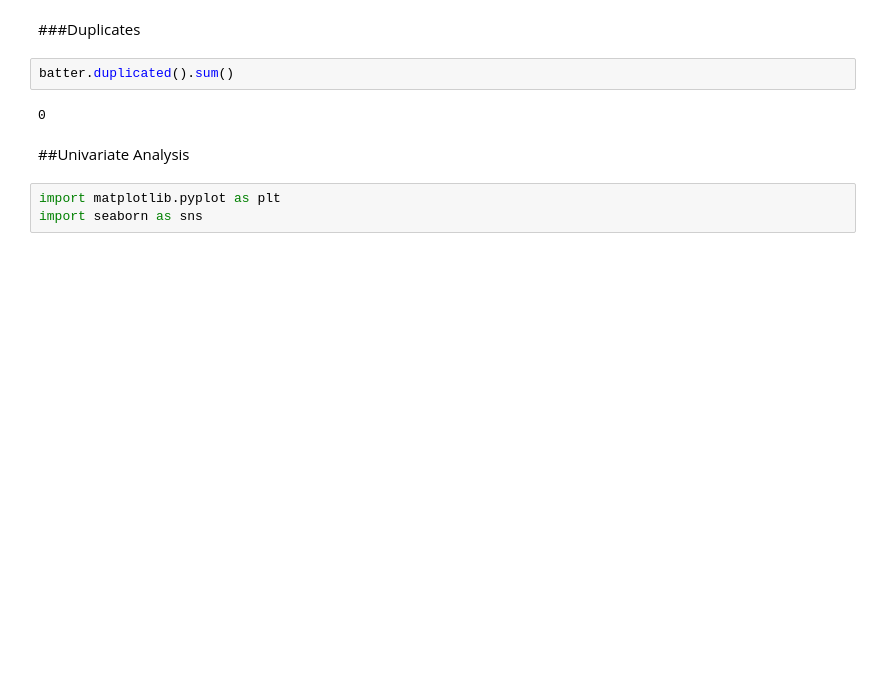
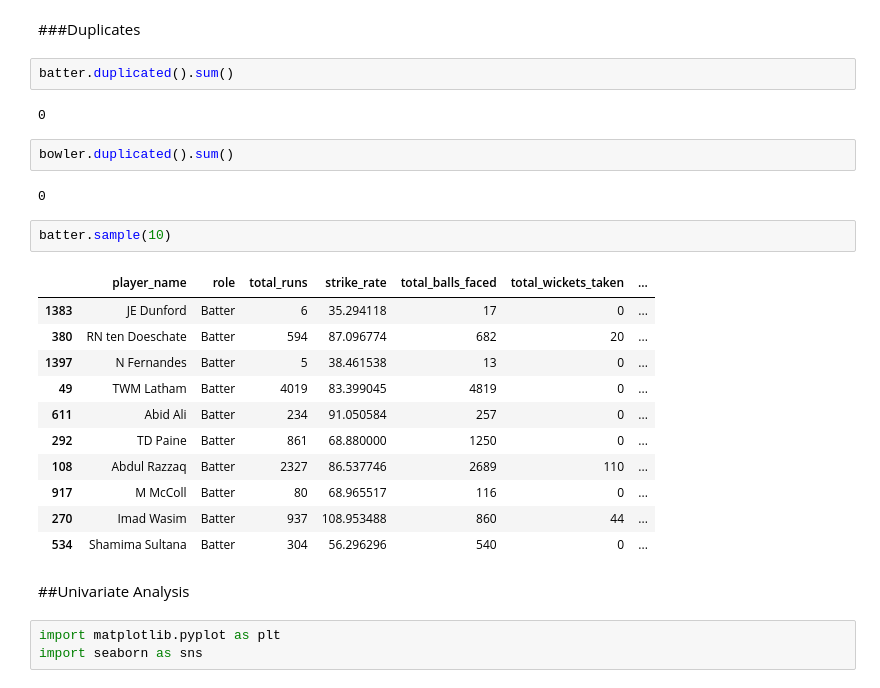
Before and after one commit to nitinlodhi019/ODI_Cricket_Data_Analysis, a Jupyter notebook: ODI_Cricket_Data_Analysis.ipynb, the cells around one changed output. Saved outputs shown, nothing was run; the diff lists cells and outputs as text; blank space fills up the shorter version.

```diff
--- a/ODI_Cricket_Data_Analysis.ipynb
+++ b/ODI_Cricket_Data_Analysis.ipynb
@@ -122,6 +99,24 @@ dtype: int64
 batter.duplicated().sum()
 # %% [output]
 0
+# %%
+bowler.duplicated().sum()
+# %% [output]
+0
+# %%
+batter.sample(10)
+# %% [output]
+|  | player_name | role | total_runs | strike_rate | total_balls_faced | total_wickets_taken | ... |
+| 1383 | JE Dunford | Batter | 6 | 35.294118 | 17 | 0 | ... |
+| 380 | RN ten Doeschate | Batter | 594 | 87.096774 | 682 | 20 | ... |
+| 1397 | N Fernandes | Batter | 5 | 38.461538 | 13 | 0 | ... |
+| 49 | TWM Latham | Batter | 4019 | 83.399045 | 4819 | 0 | ... |
+| 611 | Abid Ali | Batter | 234 | 91.050584 | 257 | 0 | ... |
+| 292 | TD Paine | Batter | 861 | 68.880000 | 1250 | 0 | ... |
+| 108 | Abdul Razzaq | Batter | 2327 | 86.537746 | 2689 | 110 | ... |
+| 917 | M McColl | Batter | 80 | 68.965517 | 116 | 0 | ... |
+| 270 | Imad Wasim | Batter | 937 | 108.953488 | 860 | 44 | ... |
+| 534 | Shamima Sultana | Batter | 304 | 56.296296 | 540 | 0 | ... |
 # %% [markdown]
 ##Univariate Analysis
 # %%
```
Also changed, not shown: parts of 15 cells of this notebook.
